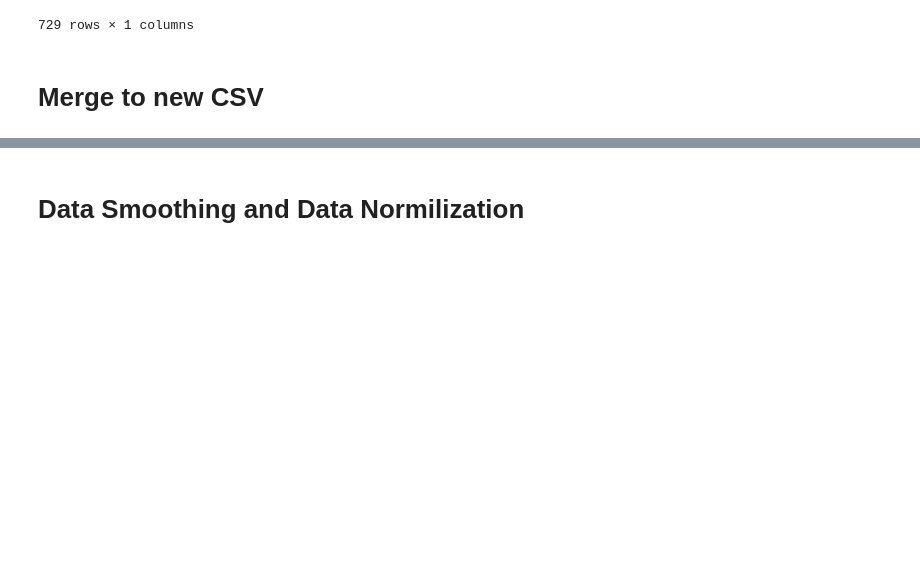
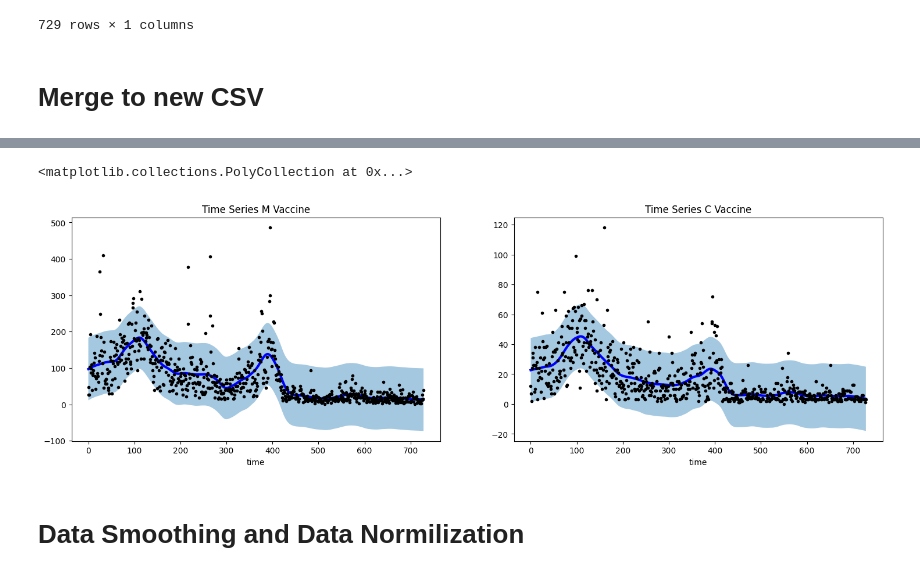
Before and after one commit to Song921012/CognitiveModel.jl, a Jupyter notebook: data/M and C Impact Series.ipynb, the cells around one changed output, grey strips where cells are left out. Saved outputs shown, nothing was run; the diff lists cells and outputs as text; code cells hidden in the pictures; blank space fills up the shorter version.

```diff
--- a/data/M and C Impact Series.ipynb
+++ b/data/M and C Impact Series.ipynb
@@ -425,3 +444,31 @@ plt.fill_between(range(len(smoother2.data[0])), low2[0], up2[0], alpha=0.4)
+# %%
+# operate smoothing
+smoother3 = LowessSmoother(smooth_fraction=0.1, iterations=1)
+smoother3.smooth(data['M_Impact_Vac'])
+smoother4 = LowessSmoother(smooth_fraction=0.1, iterations=1)
+smoother4.smooth(data['C_Impact_Vac'])
+
+# generate intervals
+low3, up3 = smoother3.get_intervals('prediction_interval')
+low4, up4 = smoother4.get_intervals('prediction_interval')
+
+# plot the smoothed timeseries with intervals
+plt.figure(figsize=(18,5))
+
+plt.subplot(1,2,1)
+plt.plot(smoother3.smooth_data[0], linewidth=3, color='blue')
+plt.plot(smoother3.data[0], '.k')
+plt.title(f"Time Series M Vaccine"); plt.xlabel('time')
+plt.fill_between(range(len(smoother3.data[0])), low3[0], up3[0], alpha=0.4)
+
+plt.subplot(1,2,2)
+plt.plot(smoother4.smooth_data[0], linewidth=3, color='blue')
+plt.plot(smoother4.data[0], '.k')
+plt.title(f"Time Series C Vaccine"); plt.xlabel('time')
+plt.fill_between(range(len(smoother4.data[0])), low4[0], up4[0], alpha=0.4)
+# %% [output]
+<matplotlib.collections.PolyCollection at 0x...>
+[figure, added]
 # %%
 # create some example data
 time = pd.date_range('2021-01-01', '2022-12-30')
```
Also changed, not shown: parts of 7 cells of this notebook, 35 other files.
